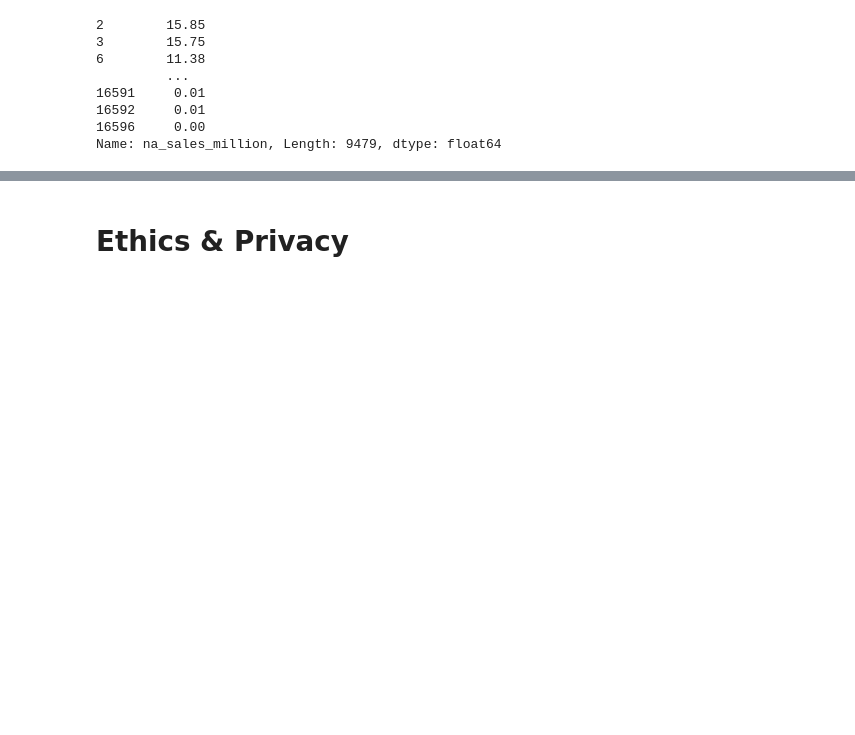
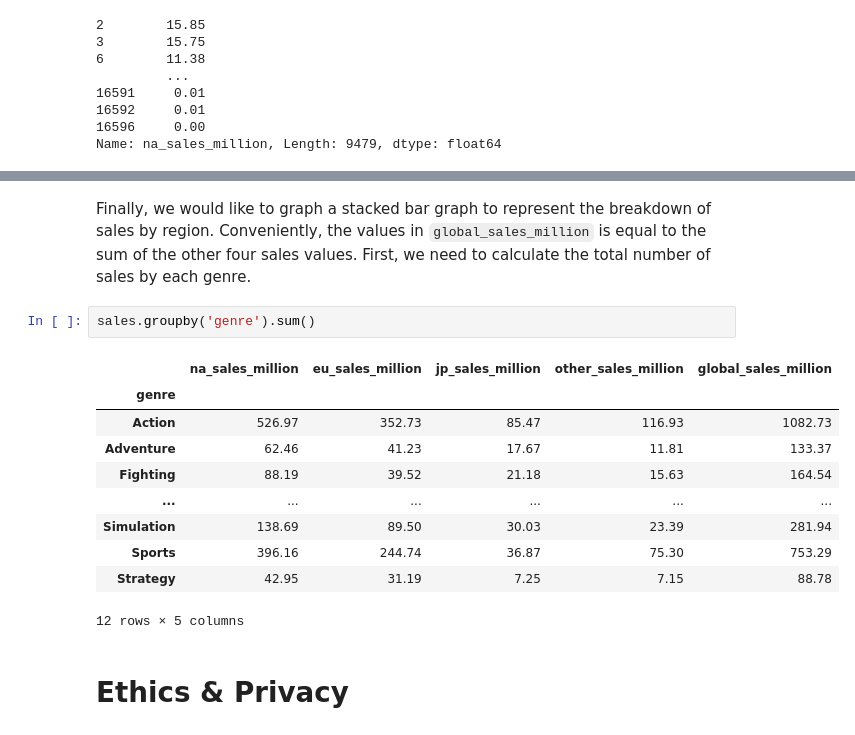
Before and after one commit to kvh8899/mostpopvidgame, a Jupyter notebook: FinalProject_group004_actual.ipynb, the cells around one changed output, grey strips where cells are left out. Saved outputs shown, nothing was run; the diff lists cells and outputs as text; blank space fills up the shorter version.

```diff
--- a/FinalProject_group004_actual.ipynb
+++ b/FinalProject_group004_actual.ipynb
@@ -232,3 +234,18 @@ sns.countplot(y ='platform', data = vgsales)
+# %% [markdown]
+Finally, we would like to graph a stacked bar graph to represent the breakdown of sales by region. Conveniently, the values in `global_sales_million` is equal to the sum of the other four sales values. First, we need to calculate the total number of sales by each genre.
+# %%
+sales.groupby('genre').sum()
+# %% [output]
+|  | na_sales_million | eu_sales_million | jp_sales_million | other_sales_million | global_sales_million |
+| genre |  |  |  |  |  |
+| Action | 526.97 | 352.73 | 85.47 | 116.93 | 1082.73 |
+| Adventure | 62.46 | 41.23 | 17.67 | 11.81 | 133.37 |
+| Fighting | 88.19 | 39.52 | 21.18 | 15.63 | 164.54 |
+| ... | ... | ... | ... | ... | ... |
+| Simulation | 138.69 | 89.50 | 30.03 | 23.39 | 281.94 |
+| Sports | 396.16 | 244.74 | 36.87 | 75.30 | 753.29 |
+| Strategy | 42.95 | 31.19 | 7.25 | 7.15 | 88.78 |
+12 rows × 5 columns
 # %% [markdown]
 # Ethics & Privacy
 # %% [markdown]
```
Also changed, not shown: parts of 6 cells of this notebook.
